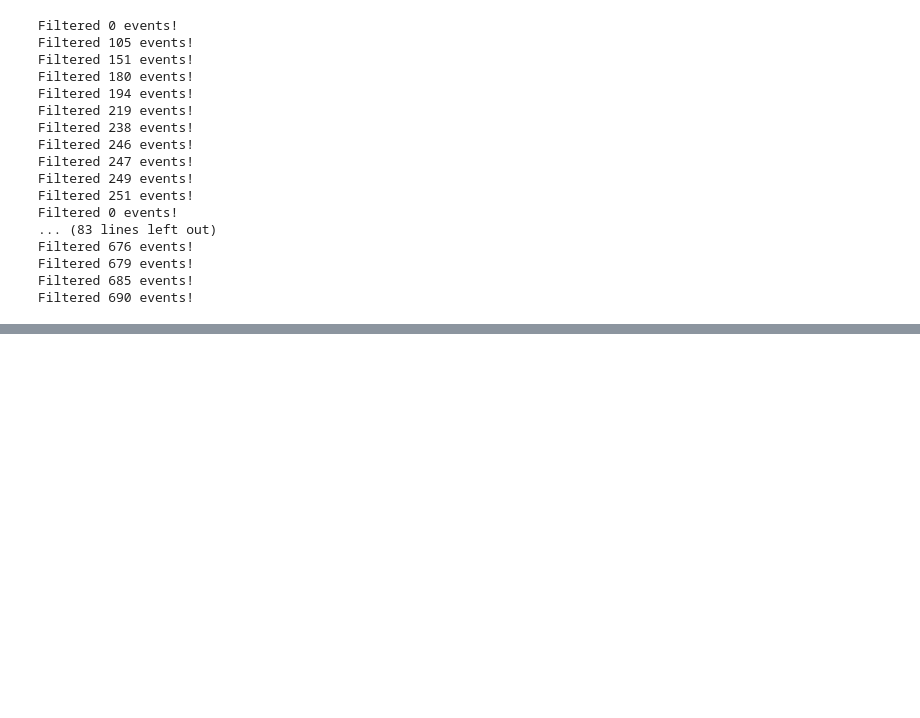
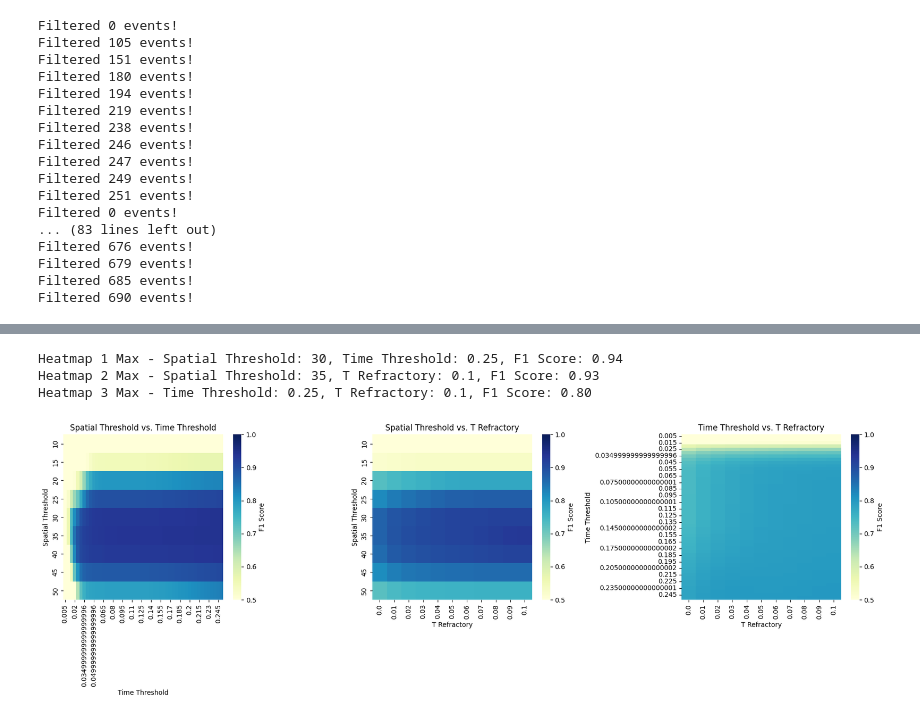
Before and after one commit to 1mattbecker/kinematics_analysis, a Jupyter notebook: code/tongue_lickometer.ipynb, the cells around one changed output, grey strips where cells are left out. Saved outputs shown, nothing was run; the diff lists cells and outputs as text; code cells hidden in the pictures; blank space fills up the shorter version.

```diff
--- a/code/tongue_lickometer.ipynb
+++ b/code/tongue_lickometer.ipynb
@@ -279,0 +444,65 @@ Filtered 690 events!
+# %%
+import pandas as pd
+import seaborn as sns
+import matplotlib.pyplot as plt
+
+# Assuming df is your DataFrame with the relevant columns
+df = results_df.copy()
+
+# Define the color range for the heatmap
+cmap_range_min = 0.5  # Set this to the minimum score you want to visualize
+cmap_range_max = 1  # Set this to the maximum score you want to visualize
+
+# Create a figure with three subplots
+fig, axs = plt.subplots(1, 3, figsize=(18, 6))
+
+# Heatmap 1: spatial_threshold vs. time_threshold
+heatmap_data1 = df.pivot_table(values='f1_score', index='spatial_threshold', columns='time_threshold')
+sns.heatmap(heatmap_data1, ax=axs[0], cmap='YlGnBu', cbar_kws={'label': 'F1 Score'}, vmin=cmap_range_min, vmax=cmap_range_max)
+
+# Find the max value and its position for heatmap 1
+max_value1 = heatmap_data1.max().max()
+max_pos1 = heatmap_data1.stack().idxmax()
+spatial_threshold1, time_threshold1 = max_pos1
+print(f"Heatmap 1 Max - Spatial Threshold: {spatial_threshold1}, Time Threshold: {time_threshold1}, F1 Score: {max_value1:.2f}")
+
+axs[0].set_title('Spatial Threshold vs. Time Threshold')
+axs[0].set_xlabel('Time Threshold')
+axs[0].set_ylabel('Spatial Threshold')
+
+# Heatmap 2: spatial_threshold vs. t_refractory
+heatmap_data2 = df.pivot_table(values='f1_score', index='spatial_threshold', columns='t_refractory')
+sns.heatmap(heatmap_data2, ax=axs[1], cmap='YlGnBu', cbar_kws={'label': 'F1 Score'}, vmin=cmap_range_min, vmax=cmap_range_max)
+
+# Find the max value and its position for heatmap 2
+max_value2 = heatmap_data2.max().max()
+max_pos2 = heatmap_data2.stack().idxmax()
+spatial_threshold2, t_refractory2 = max_pos2
+print(f"Heatmap 2 Max - Spatial Threshold: {spatial_threshold2}, T Refractory: {t_refractory2}, F1 Score: {max_value2:.2f}")
+
+axs[1].set_title('Spatial Threshold vs. T Refractory')
+axs[1].set_xlabel('T Refractory')
+axs[1].set_ylabel('Spatial Threshold')
+
+# Heatmap 3: time_threshold vs. t_refractory
+heatmap_data3 = df.pivot_table(values='f1_score', index='time_threshold', columns='t_refractory')
+sns.heatmap(heatmap_data3, ax=axs[2], cmap='YlGnBu', cbar_kws={'label': 'F1 Score'}, vmin=cmap_range_min, vmax=cmap_range_max)
+
+# Find the max value and its position for heatmap 3
+max_value3 = heatmap_data3.max().max()
+max_pos3 = heatmap_data3.stack().idxmax()
+time_threshold3, t_refractory3 = max_pos3
+print(f"Heatmap 3 Max - Time Threshold: {time_threshold3}, T Refractory: {t_refractory3}, F1 Score: {max_value3:.2f}")
+
+axs[2].set_title('Time Threshold vs. T Refractory')
+axs[2].set_xlabel('T Refractory')
+axs[2].set_ylabel('Time Threshold')
+
+# Adjust layout and show the plot
+plt.tight_layout()
+plt.show()
+# %% [output]
+Heatmap 1 Max - Spatial Threshold: 30, Time Threshold: 0.25, F1 Score: 0.94
+Heatmap 2 Max - Spatial Threshold: 35, T Refractory: 0.1, F1 Score: 0.93
+Heatmap 3 Max - Time Threshold: 0.25, T Refractory: 0.1, F1 Score: 0.80
+[figure, added]
```
Also changed, not shown: parts of 23 cells of this notebook.
